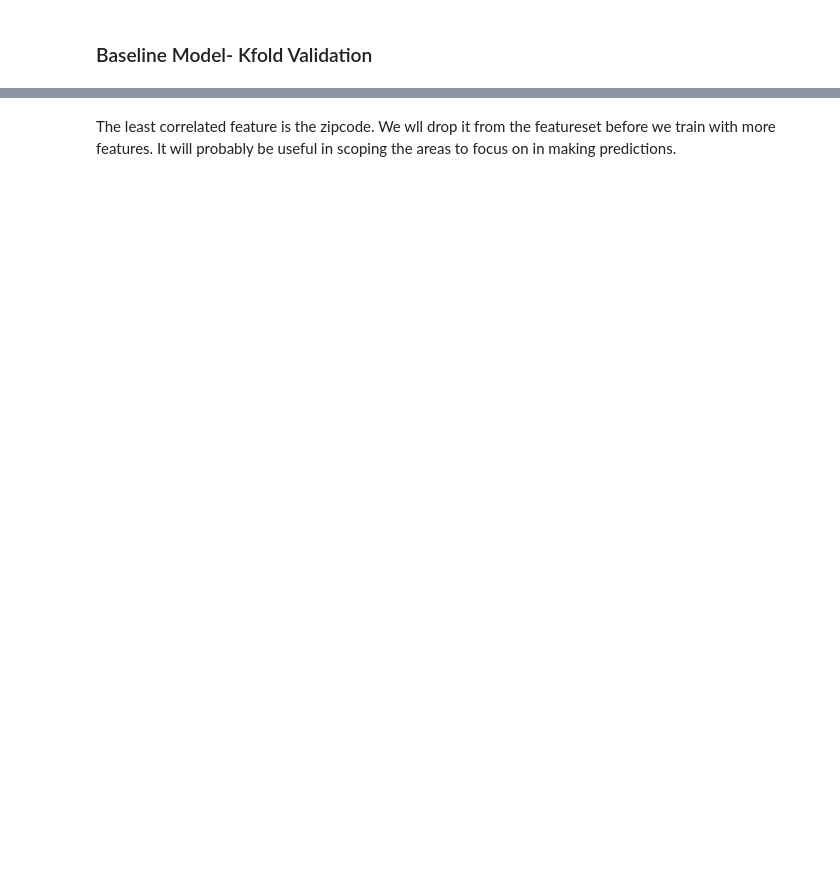
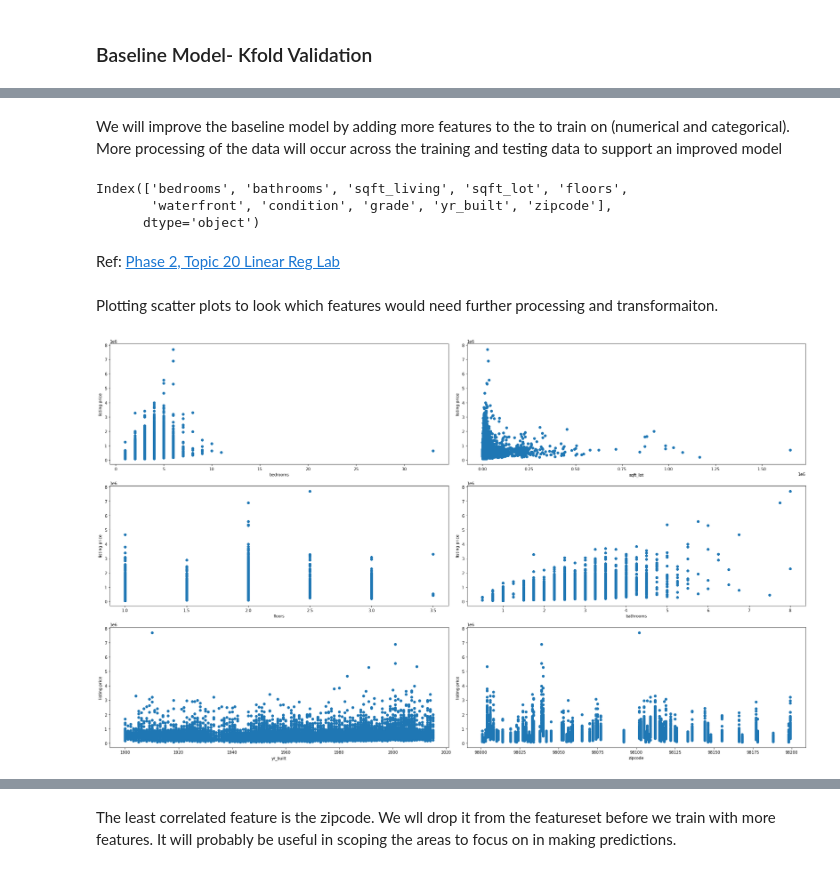
Before and after one commit to Dmvinedata/dsc-phase-2-project-v2-3, a Jupyter notebook: student.ipynb, the cells around one changed output, grey strips where cells are left out. Drawn from its saved outputs; the diff is of its cells as text; code cells hidden in the pictures; blank space fills up the shorter version.

```diff
--- a/student.ipynb
+++ b/student.ipynb
@@ -457,0 +545,34 @@ The Kfold score will be a mean of the various splits.
+# %% [markdown]
+We will improve the baseline model by adding more features to the to train on (numerical and categorical). More processing of the data will occur across the training and testing data to support an improved model
+# %%
+#Viewing the current columns in the dataset to use
+X_train.columns
+# %% [output]
+Index(['bedrooms', 'bathrooms', 'sqft_living', 'sqft_lot', 'floors',
+       'waterfront', 'condition', 'grade', 'yr_built', 'zipcode'],
+      dtype='object')
+# %%
+#Specify the groups of features in list for specific plottin uses
+#sqft_living was plot above, therfore it is not in the numerical list
+
+
+numerical = ['bedrooms','sqft_lot','floors',"bathrooms", "yr_built", "zipcode"]
+categoricals = ['waterfront', 'condition', 'grade']
+# %% [markdown]
+Ref: [Phase 2, Topic 20 Linear Reg Lab](https://github.com/learn-co-curriculum/dsc-linear-regression-lab/tree/solution)
+# %% [markdown]
+Plotting scatter plots to look which features would need further processing and transformaiton.
+# %%
+#Plotting scatter plots of numerical values
+X_train_plot = X_train[numerical]
+
+fig, axes = plt.subplots(ncols=2, nrows=3, figsize=(25, 15))
+fig.set_tight_layout(True)
+
+for ide, c in enumerate(X_train_plot.columns):
+    ax = axes[ide//2][ide%2]
+    ax.scatter(X_train_plot[c], y_train)
+    ax.set_xlabel(c)
+    ax.set_ylabel("listing price")
+# %% [output]
+[figure, added]
```
Also changed, not shown: parts of 195 cells of this notebook.
